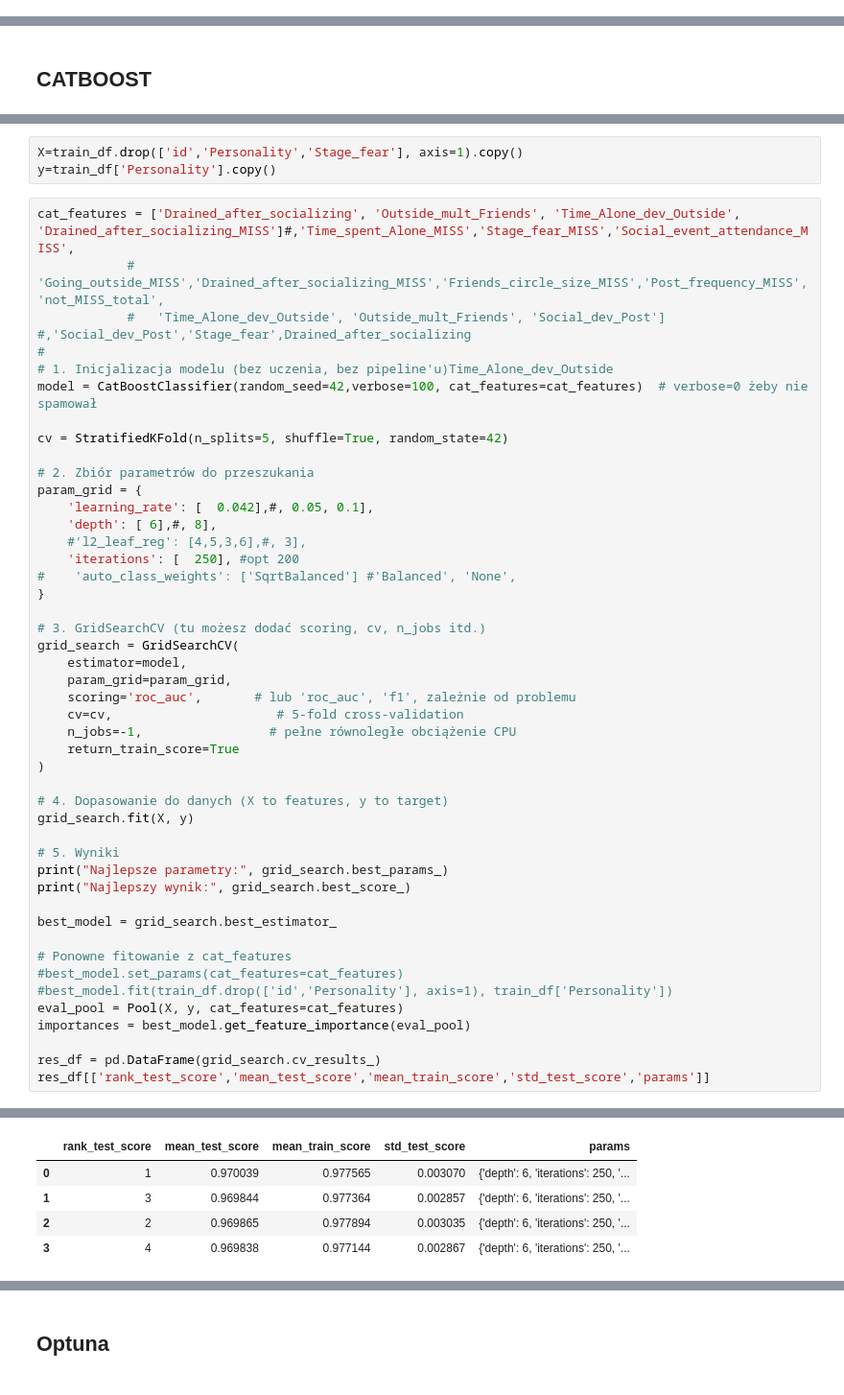
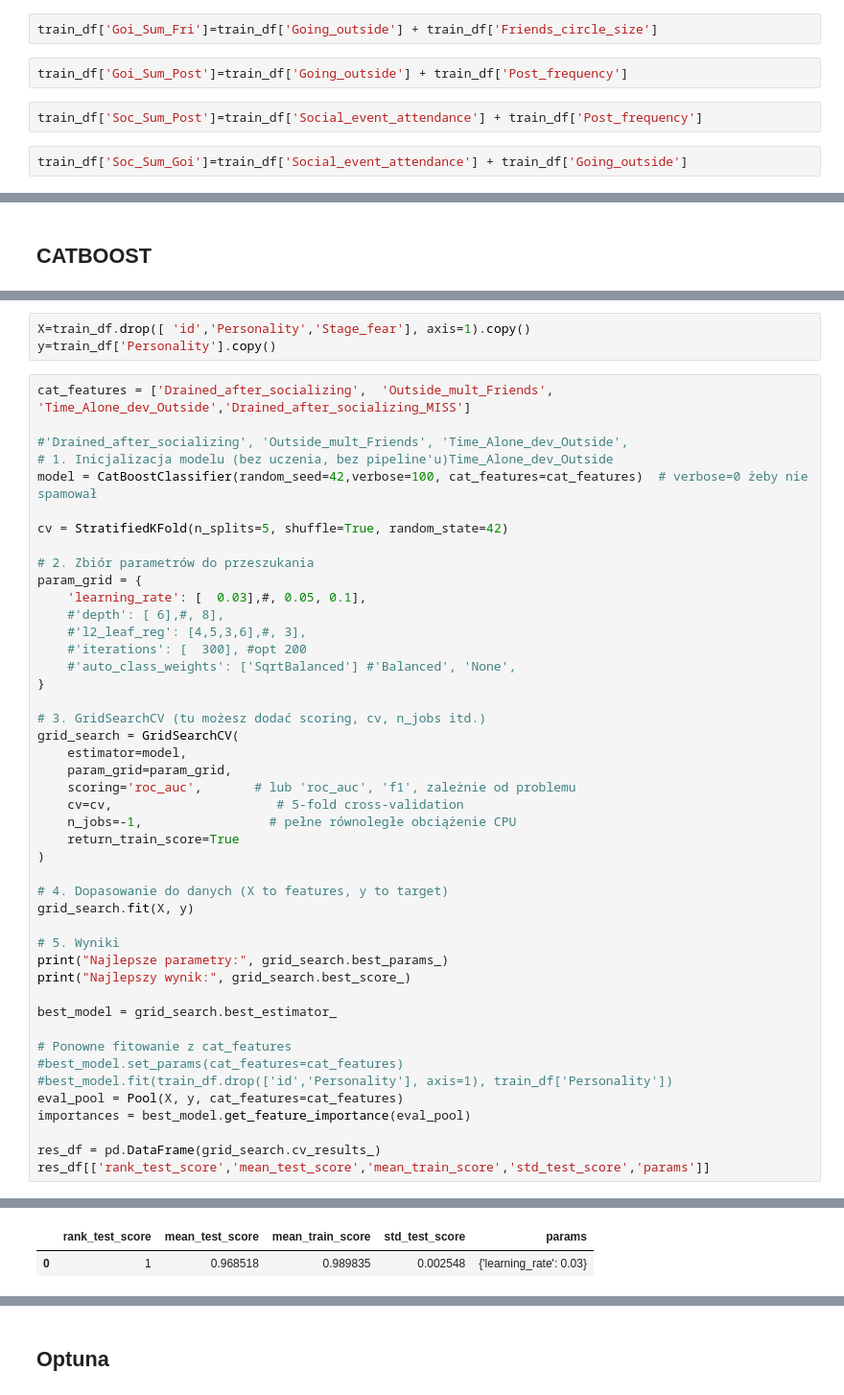
Before and after one commit to PiotrPieciak/LEARN_06_KAGGLE_Predict_Introverts, a Jupyter notebook: notebooks/02_Introverts_and_extroverts_ML_experiments.ipynb, the cells around one changed output, grey strips where cells are left out. Shown: that part at 96% size. Saved outputs shown, nothing was run; the diff lists cells and outputs as text.

```diff
--- a/notebooks/02_Introverts_and_extroverts_ML_experiments.ipynb
+++ b/notebooks/02_Introverts_and_extroverts_ML_experiments.ipynb
@@ -199,3 +227,11 @@ train_df['Time_Alone_dev_Outside']=train_df['Time_Alone_dev_Outside'].apply(Time
+# %%
+train_df['Goi_Sum_Fri']=train_df['Going_outside'] + train_df['Friends_circle_size']
+# %%
+train_df['Goi_Sum_Post']=train_df['Going_outside'] + train_df['Post_frequency']
+# %%
+train_df['Soc_Sum_Post']=train_df['Social_event_attendance'] + train_df['Post_frequency']
+# %%
+train_df['Soc_Sum_Goi']=train_df['Social_event_attendance'] + train_df['Going_outside']
 # %%
 train_df.info()
 # %% [output]
@@ -239,11 +265,10 @@ Index(['Time_spent_Alone', 'Social_event_attendance', 'Going_outside',
 # %%
-X=train_df.drop(['id','Personality','Stage_fear'], axis=1).copy()
+X=train_df.drop([ 'id','Personality','Stage_fear'], axis=1).copy()
 y=train_df['Personality'].copy()
 # %%
-cat_features = ['Drained_after_socializing', 'Outside_mult_Friends', 'Time_Alone_dev_Outside', 'Drained_after_socializing_MISS']#,'Time_spent_Alone_MISS','Stage_fear_MISS','Social_event_attendance_MISS',
-            #    'Going_outside_MISS','Drained_after_socializing_MISS','Friends_circle_size_MISS','Post_frequency_MISS','not_MISS_total',
-            #   'Time_Alone_dev_Outside', 'Outside_mult_Friends', 'Social_dev_Post'] #,'Social_dev_Post','Stage_fear',Drained_after_socializing
-#
+cat_features = ['Drained_after_socializing',  'Outside_mult_Friends', 'Time_Alone_dev_Outside','Drained_after_socializing_MISS']
+
+#'Drained_after_socializing', 'Outside_mult_Friends', 'Time_Alone_dev_Outside',
 # 1. Inicjalizacja modelu (bez uczenia, bez pipeline'u)Time_Alone_dev_Outside
 model = CatBoostClassifier(random_seed=42,verbose=100, cat_features=cat_features)  # verbose=0 żeby nie spamował
 
@@ -251,11 +276,11 @@ cv = StratifiedKFold(n_splits=5, shuffle=True, random_state=42)
 
 # 2. Zbiór parametrów do przeszukania
 param_grid = {
-    'learning_rate': [  0.042],#, 0.05, 0.1],
-    'depth': [ 6],#, 8],
+    'learning_rate': [  0.03],#, 0.05, 0.1],
+    #'depth': [ 6],#, 8],
     #'l2_leaf_reg': [4,5,3,6],#, 3],
-    'iterations': [  250], #opt 200
-#    'auto_class_weights': ['SqrtBalanced'] #'Balanced', 'None',
+    #'iterations': [  300], #opt 200
+    #'auto_class_weights': ['SqrtBalanced'] #'Balanced', 'None',
 }
 
 # 3. GridSearchCV (tu możesz dodać scoring, cv, n_jobs itd.)
@@ -295,5 +327,2 @@ Najlepszy wynik: 0.9700392932944218
 |  | rank_test_score | mean_test_score | mean_train_score | std_test_score | params |
-| 0 | 1 | 0.970039 | 0.977565 | 0.003070 | {'depth': 6, 'iterations': 250, '... |
-| 1 | 3 | 0.969844 | 0.977364 | 0.002857 | {'depth': 6, 'iterations': 250, '... |
-| 2 | 2 | 0.969865 | 0.977894 | 0.003035 | {'depth': 6, 'iterations': 250, '... |
-| 3 | 4 | 0.969838 | 0.977144 | 0.002867 | {'depth': 6, 'iterations': 250, '... |
+| 0 | 1 | 0.968518 | 0.989835 | 0.002548 | {'learning_rate': 0.03} |
```
Also changed, not shown: parts of 19 cells of this notebook.
